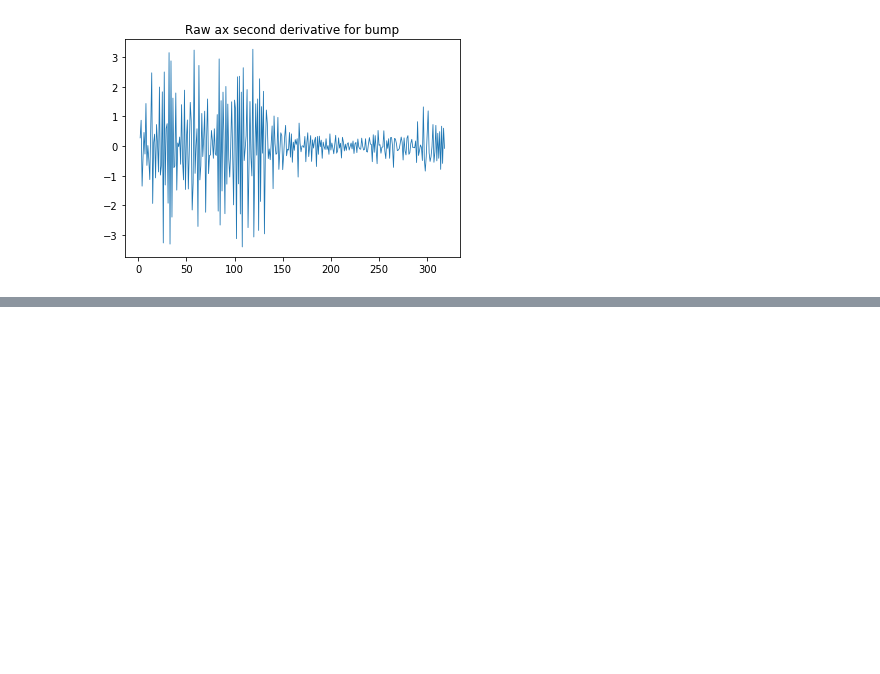
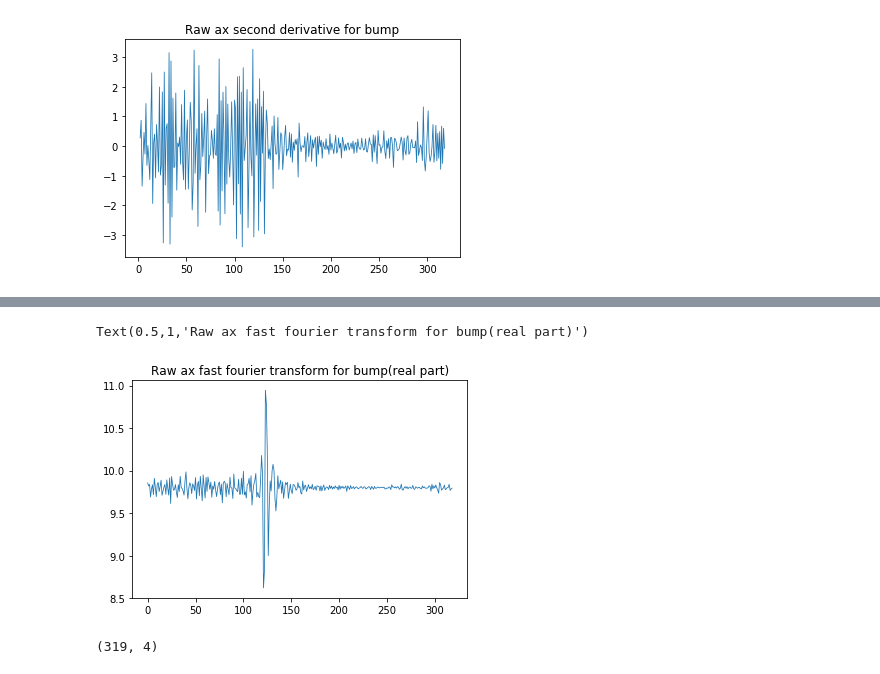
Before and after one commit to codemogroup/PythonGraphs, a Jupyter notebook: graphsFor_iRoads.ipynb, the cells around one changed output, grey strips where cells are left out. Cells and saved outputs as stored; diff of their text form; code cells hidden in the pictures; blank space fills up the shorter version.

```diff
--- a/graphsFor_iRoads.ipynb
+++ b/graphsFor_iRoads.ipynb
@@ -133,0 +217,11 @@ Text(0.5,1,'Raw ax second derivative for bump')
+# %%
+(dataBump.acceX_raw.plot.line(lw=0.8))
+plt.title('Raw ax fast fourier transform for bump(real part)')
+# %% [output]
+Text(0.5,1,'Raw ax fast fourier transform for bump(real part)')
+[figure, added]
+# %%
+dataBump = np.imag(dataBump)
+dataBump.shape
+# %% [output]
+(319, 4)
```
Also changed, not shown: parts of 17 cells of this notebook.
